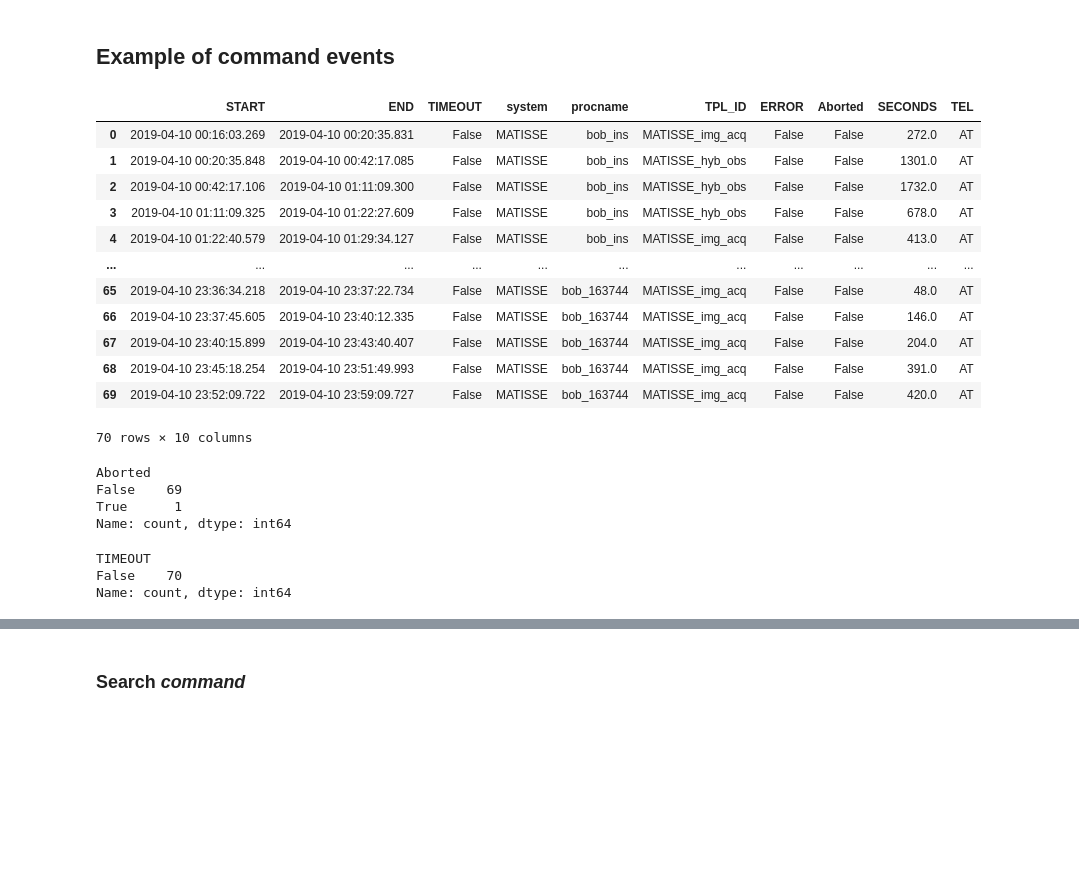
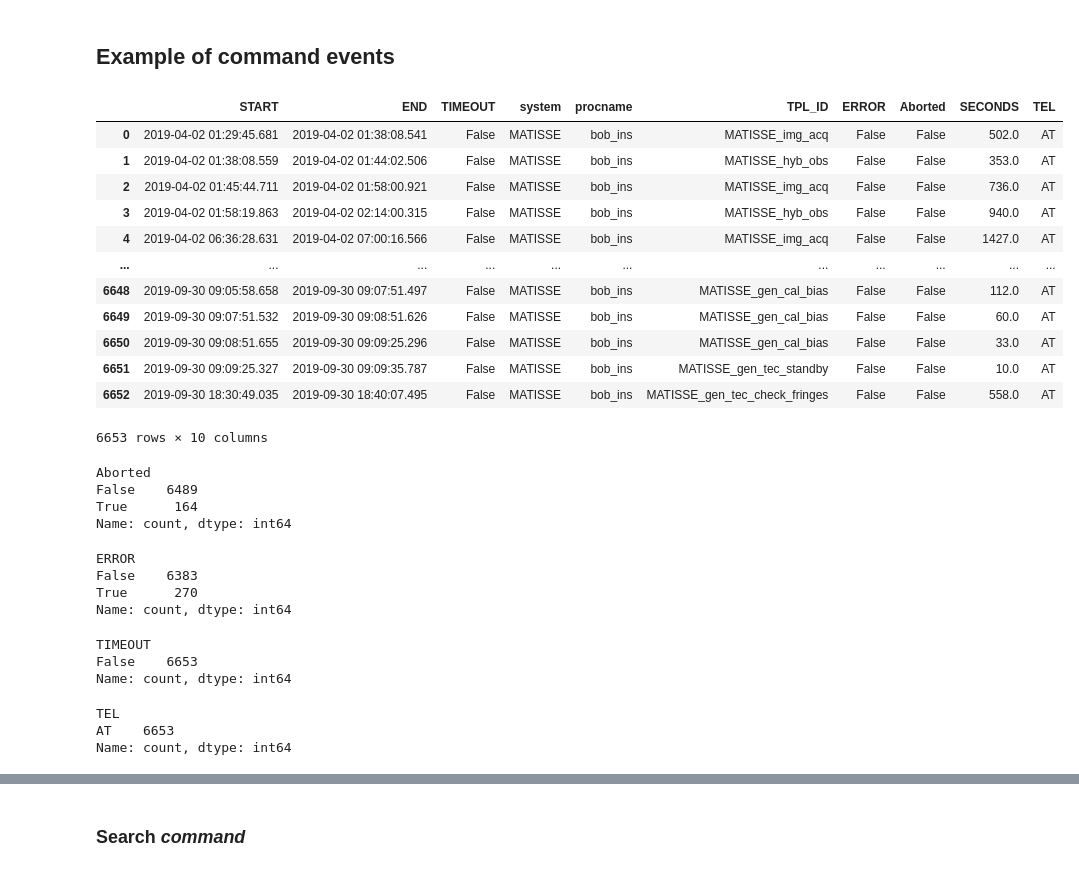
Before and after one commit to paranal-sw/collaborations-UFRO-2024-2s, a Jupyter notebook: 1-command-visualization/task_description.ipynb, the cells around one changed output, grey strips where cells are left out. Drawn from its saved outputs; the diff is of its cells as text; code cells hidden in the pictures; blank space fills up the shorter version.

```diff
--- a/1-command-visualization/task_description.ipynb
+++ b/1-command-visualization/task_description.ipynb
@@ -79,34 +79,45 @@ def load_meta(INSTRUMENT, RANGE):
 # %% [markdown]
 ## Example of command events
 # %%
-df_meta = load_meta("MATISSE", "1d")
+df_meta = load_meta("MATISSE", "6m")
 df_meta
 # %% [output]
 |  | START | END | TIMEOUT | system | procname | TPL_ID | ERROR | Aborted | SECONDS | TEL |
-| 0 | 2019-04-10 00:16:03.269 | 2019-04-10 00:20:35.831 | False | MATISSE | bob_ins | MATISSE_img_acq | False | False | 272.0 | AT |
-| 1 | 2019-04-10 00:20:35.848 | 2019-04-10 00:42:17.085 | False | MATISSE | bob_ins | MATISSE_hyb_obs | False | False | 1301.0 | AT |
-| 2 | 2019-04-10 00:42:17.106 | 2019-04-10 01:11:09.300 | False | MATISSE | bob_ins | MATISSE_hyb_obs | False | False | 1732.0 | AT |
-| 3 | 2019-04-10 01:11:09.325 | 2019-04-10 01:22:27.609 | False | MATISSE | bob_ins | MATISSE_hyb_obs | False | False | 678.0 | AT |
-| 4 | 2019-04-10 01:22:40.579 | 2019-04-10 01:29:34.127 | False | MATISSE | bob_ins | MATISSE_img_acq | False | False | 413.0 | AT |
+| 0 | 2019-04-02 01:29:45.681 | 2019-04-02 01:38:08.541 | False | MATISSE | bob_ins | MATISSE_img_acq | False | False | 502.0 | AT |
+| 1 | 2019-04-02 01:38:08.559 | 2019-04-02 01:44:02.506 | False | MATISSE | bob_ins | MATISSE_hyb_obs | False | False | 353.0 | AT |
+| 2 | 2019-04-02 01:45:44.711 | 2019-04-02 01:58:00.921 | False | MATISSE | bob_ins | MATISSE_img_acq | False | False | 736.0 | AT |
+| 3 | 2019-04-02 01:58:19.863 | 2019-04-02 02:14:00.315 | False | MATISSE | bob_ins | MATISSE_hyb_obs | False | False | 940.0 | AT |
+| 4 | 2019-04-02 06:36:28.631 | 2019-04-02 07:00:16.566 | False | MATISSE | bob_ins | MATISSE_img_acq | False | False | 1427.0 | AT |
 | ... | ... | ... | ... | ... | ... | ... | ... | ... | ... | ... |
-| 65 | 2019-04-10 23:36:34.218 | 2019-04-10 23:37:22.734 | False | MATISSE | bob_163744 | MATISSE_img_acq | False | False | 48.0 | AT |
-| 66 | 2019-04-10 23:37:45.605 | 2019-04-10 23:40:12.335 | False | MATISSE | bob_163744 | MATISSE_img_acq | False | False | 146.0 | AT |
-| 67 | 2019-04-10 23:40:15.899 | 2019-04-10 23:43:40.407 | False | MATISSE | bob_163744 | MATISSE_img_acq | False | False | 204.0 | AT |
-| 68 | 2019-04-10 23:45:18.254 | 2019-04-10 23:51:49.993 | False | MATISSE | bob_163744 | MATISSE_img_acq | False | False | 391.0 | AT |
-| 69 | 2019-04-10 23:52:09.722 | 2019-04-10 23:59:09.727 | False | MATISSE | bob_163744 | MATISSE_img_acq | False | False | 420.0 | AT |
+| 6648 | 2019-09-30 09:05:58.658 | 2019-09-30 09:07:51.497 | False | MATISSE | bob_ins | MATISSE_gen_cal_bias | False | False | 112.0 | AT |
+| 6649 | 2019-09-30 09:07:51.532 | 2019-09-30 09:08:51.626 | False | MATISSE | bob_ins | MATISSE_gen_cal_bias | False | False | 60.0 | AT |
+| 6650 | 2019-09-30 09:08:51.655 | 2019-09-30 09:09:25.296 | False | MATISSE | bob_ins | MATISSE_gen_cal_bias | False | False | 33.0 | AT |
+| 6651 | 2019-09-30 09:09:25.327 | 2019-09-30 09:09:35.787 | False | MATISSE | bob_ins | MATISSE_gen_tec_standby | False | False | 10.0 | AT |
+| 6652 | 2019-09-30 18:30:49.035 | 2019-09-30 18:40:07.495 | False | MATISSE | bob_ins | MATISSE_gen_tec_check_fringes | False | False | 558.0 | AT |
-70 rows × 10 columns
+6653 rows × 10 columns
 # %%
 df_meta['Aborted'].value_counts()
 # %% [output]
 Aborted
-False    69
-True      1
+False    6489
+True      164
 Name: count, dtype: int64
 # %%
 df_meta['ERROR'].value_counts()
+# %% [output]
+ERROR
+False    6383
+True      270
+Name: count, dtype: int64
 # %%
 df_meta['TIMEOUT'].value_counts()
 # %% [output]
 TIMEOUT
-False    70
+False    6653
 Name: count, dtype: int64
+# %%
+df_meta['TEL'].value_counts()
+# %% [output]
+TEL
+AT    6653
+Name: count, dtype: int64
```
Also changed, not shown: parts of 3 cells of this notebook, 7 other files.
